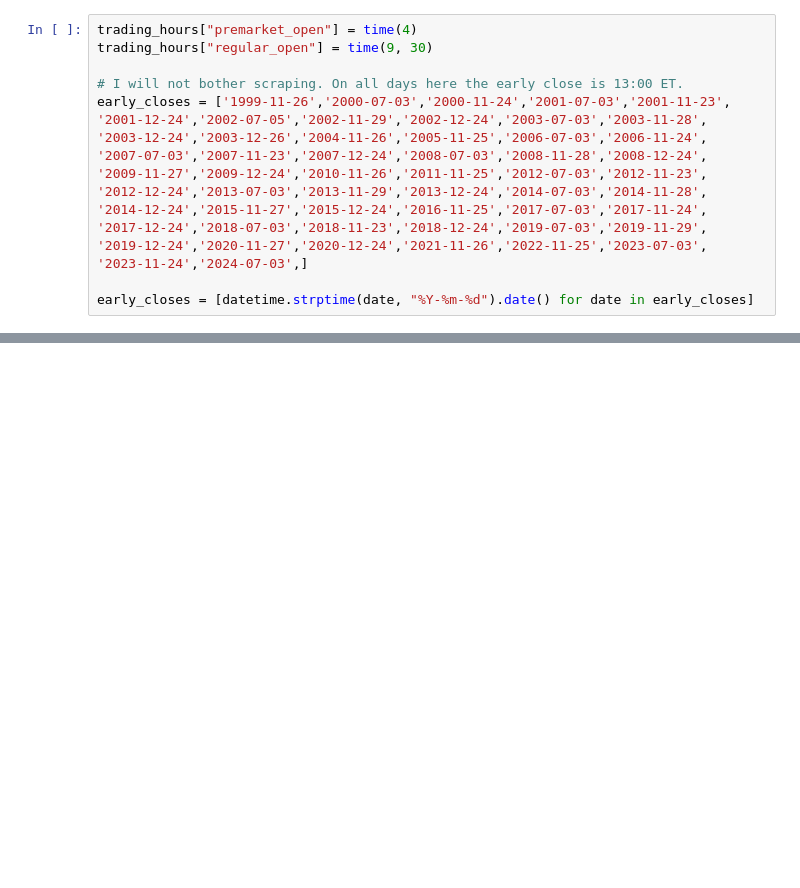
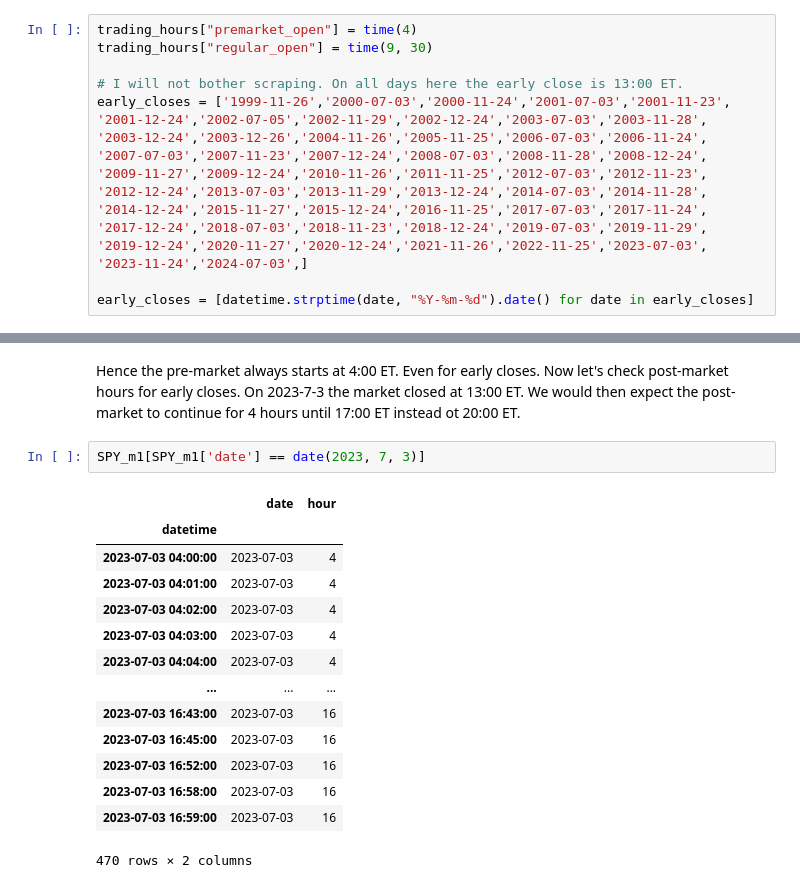
Before and after one commit to shinathan/QSExtended, a Jupyter notebook: data_import/polygon/download.ipynb, the cells around one changed output, grey strips where cells are left out. Cells and saved outputs as stored; diff of their text form; blank space fills up the shorter version.

```diff
--- a/data_import/polygon/download.ipynb
+++ b/data_import/polygon/download.ipynb
@@ -490,0 +562,19 @@ We are already running into a new problem. Contrary to the <code>tickers</code>,
+# %% [markdown]
+Hence the pre-market always starts at 4:00 ET. Even for early closes. Now let's check post-market hours for early closes. On 2023-7-3 the market closed at 13:00 ET. We would then expect the post-market to continue for 4 hours until 17:00 ET instead ot 20:00 ET.
+# %%
+SPY_m1[SPY_m1['date'] == date(2023, 7, 3)]
+# %% [output]
+|  | date | hour |
+| datetime |  |  |
+| 2023-07-03 04:00:00 | 2023-07-03 | 4 |
+| 2023-07-03 04:01:00 | 2023-07-03 | 4 |
+| 2023-07-03 04:02:00 | 2023-07-03 | 4 |
+| 2023-07-03 04:03:00 | 2023-07-03 | 4 |
+| 2023-07-03 04:04:00 | 2023-07-03 | 4 |
+| ... | ... | ... |
+| 2023-07-03 16:43:00 | 2023-07-03 | 16 |
+| 2023-07-03 16:45:00 | 2023-07-03 | 16 |
+| 2023-07-03 16:52:00 | 2023-07-03 | 16 |
+| 2023-07-03 16:58:00 | 2023-07-03 | 16 |
+| 2023-07-03 16:59:00 | 2023-07-03 | 16 |
+470 rows × 2 columns
```
Also changed, not shown: parts of 19 cells of this notebook, 1 other file.
